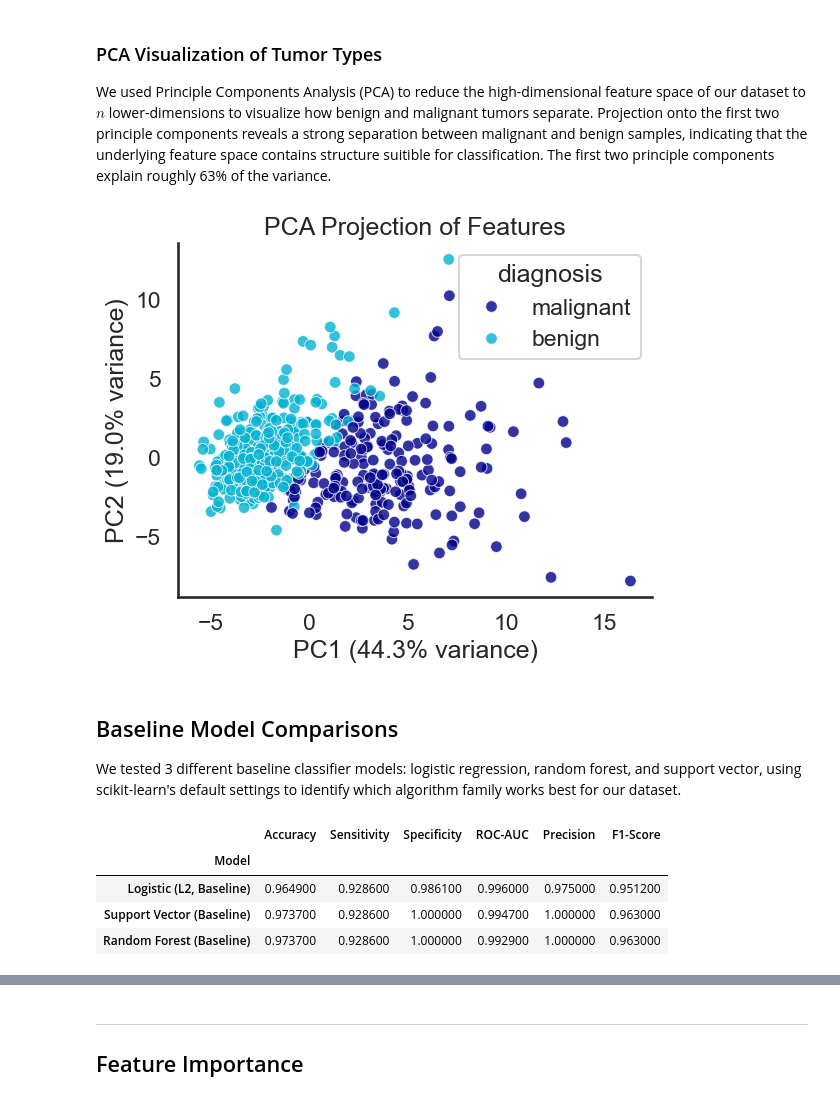
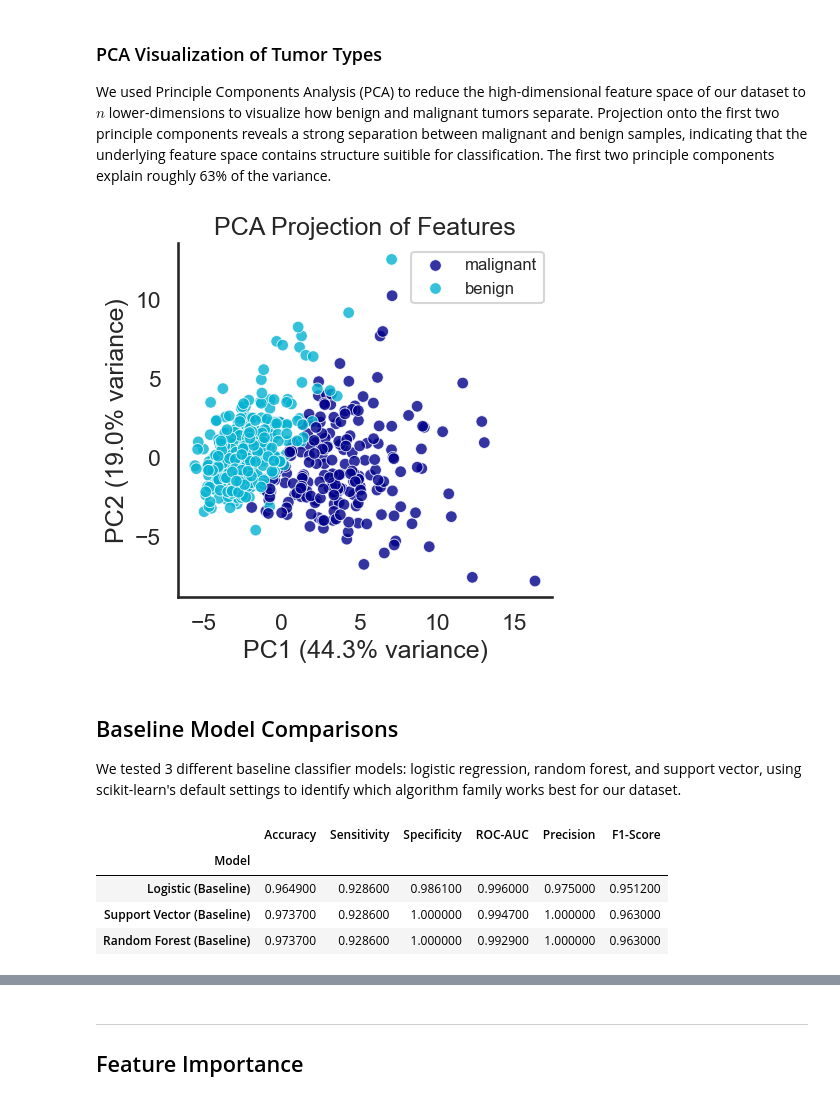
Before and after one commit to sarahcreighton/breast-cancer-classifier, a Jupyter notebook: notebooks/02_modelling.ipynb, the cells around one changed output, grey strips where cells are left out. Saved outputs shown, nothing was run; the diff lists cells and outputs as text; code cells hidden in the pictures.

Commit message:
mvp 02_modelling.ipynb, more fnc in visualization.py, minor update to eda

```diff
--- a/notebooks/02_modelling.ipynb
+++ b/notebooks/02_modelling.ipynb
@@ -106,15 +106,15 @@ We used Principle Components Analysis (PCA) to reduce the high-dimensional featu
 
 <!-- <div><center><img src="../results/figures/02_pca.png" width="400"/> </center></div> -->
 # %%
-vis.plot_pca(df, palette=cols)
+vis.plot_pca(df, palette=cols,figsize=(5,5))
 # %% [output]
-[figure, old version]
+[figure, new version]
 # %% [markdown]
 ## Baseline Model Comparisons
 We tested 3 different baseline classifier models: logistic regression, random forest, and support vector, using scikit-learn's default settings to identify which algorithm family works best for our dataset.
 # %%
 base_models = {
-    "Logistic (L2, Baseline)": logistic_pipeline(),
+    "Logistic (Baseline)": logistic_pipeline(),
     "Random Forest (Baseline)": rf_pipeline(),
     "Support Vector (Baseline)": svm_pipeline()
 }
@@ -129,7 +129,7 @@ base_results.style.highlight_max(color="seagreen")
 # %% [output]
 |  | Accuracy | Sensitivity | Specificity | ROC-AUC | Precision | F1-Score |
 | Model |  |  |  |  |  |  |
-| Logistic (L2, Baseline) | 0.964900 | 0.928600 | 0.986100 | 0.996000 | 0.975000 | 0.951200 |
+| Logistic (Baseline) | 0.964900 | 0.928600 | 0.986100 | 0.996000 | 0.975000 | 0.951200 |
 | Support Vector (Baseline) | 0.973700 | 0.928600 | 1.000000 | 0.994700 | 1.000000 | 0.963000 |
 | Random Forest (Baseline) | 0.973700 | 0.928600 | 1.000000 | 0.992900 | 1.000000 | 0.963000 |
 # %% [markdown]
```
Also changed, not shown: parts of 54 cells of this notebook, 5 other files.
